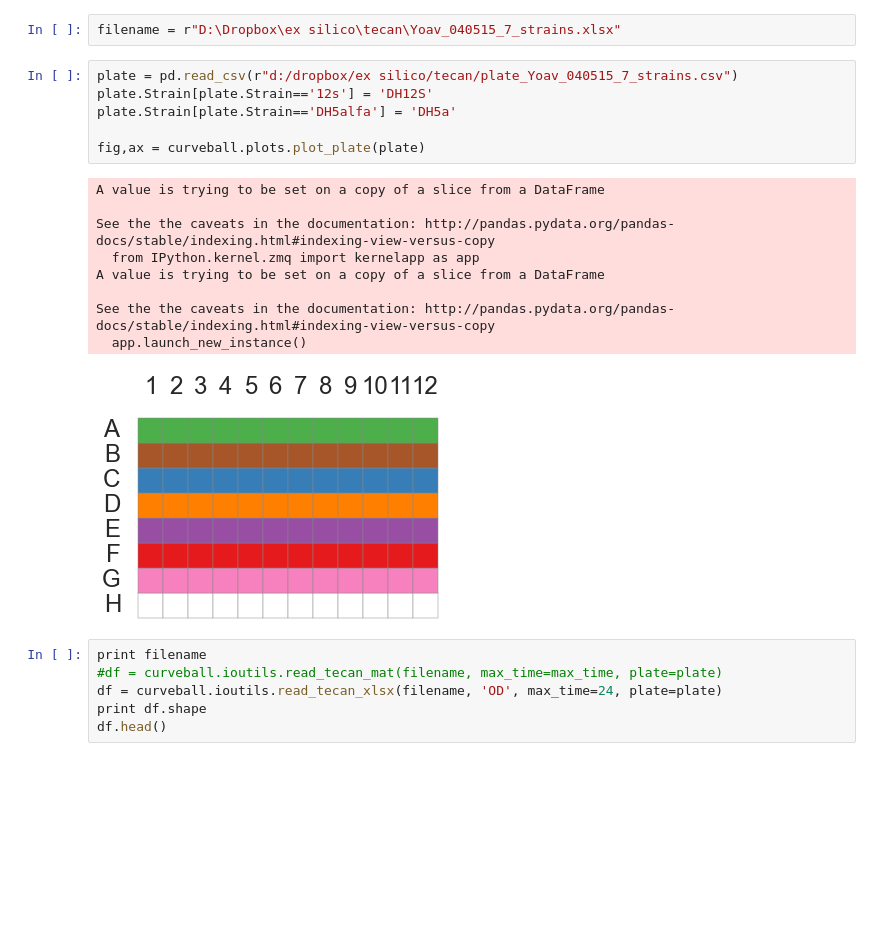
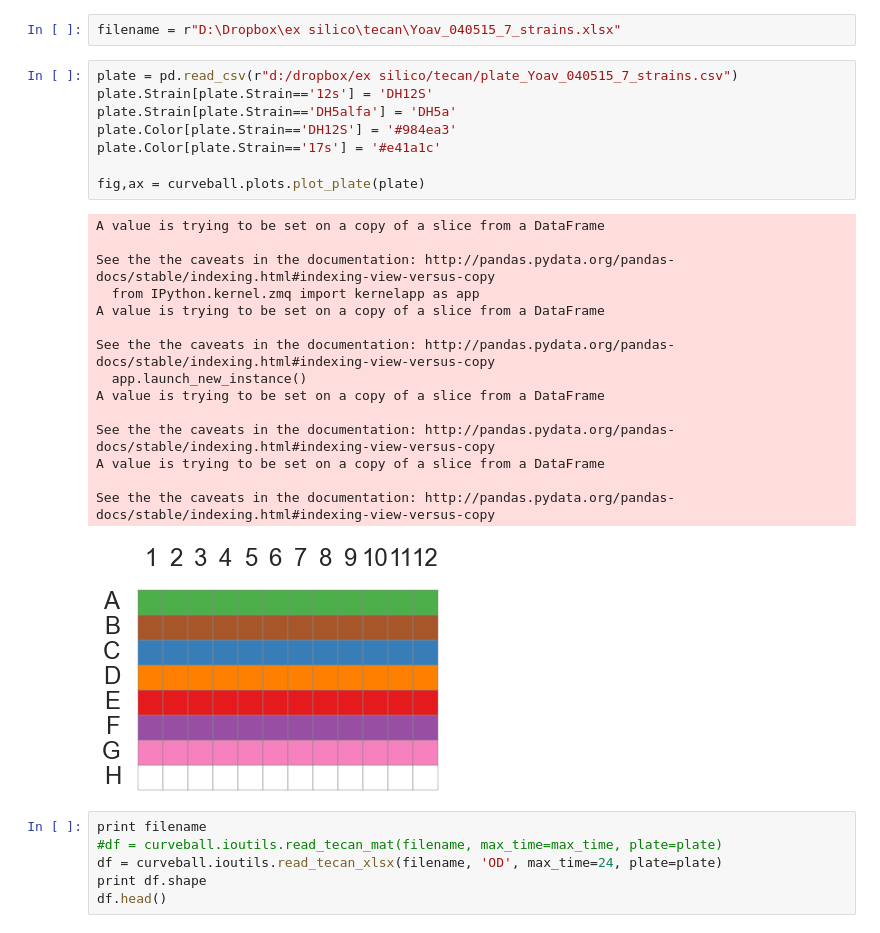
Before and after one commit to yoavram/GRC2015, a Jupyter notebook: analysis.ipynb, the cells around one changed output. Saved outputs shown, nothing was run; the diff lists cells and outputs as text; blank space fills up the shorter version.

Commit message:
change color, verify numbers

```diff
--- a/analysis.ipynb
+++ b/analysis.ipynb
@@ -18,19 +18,27 @@ filename = r"D:\Dropbox\ex silico\tecan\Yoav_040515_7_strains.xlsx"
 # %%
 plate = pd.read_csv(r"d:/dropbox/ex silico/tecan/plate_Yoav_040515_7_strains.csv")
 plate.Strain[plate.Strain=='12s'] = 'DH12S'
 plate.Strain[plate.Strain=='DH5alfa'] = 'DH5a'
+plate.Color[plate.Strain=='DH12S'] = '#984ea3'
+plate.Color[plate.Strain=='17s'] = '#e41a1c'
 
 fig,ax = curveball.plots.plot_plate(plate)
 # %% [output]
 A value is trying to be set on a copy of a slice from a DataFrame
 
 See the the caveats in the documentation: http://pandas.pydata.org/pandas-docs/stable/indexing.html#indexing-view-versus-copy
   from IPython.kernel.zmq import kernelapp as app
 A value is trying to be set on a copy of a slice from a DataFrame
 
 See the the caveats in the documentation: http://pandas.pydata.org/pandas-docs/stable/indexing.html#indexing-view-versus-copy
   app.launch_new_instance()
+A value is trying to be set on a copy of a slice from a DataFrame
+
+See the the caveats in the documentation: http://pandas.pydata.org/pandas-docs/stable/indexing.html#indexing-view-versus-copy
+A value is trying to be set on a copy of a slice from a DataFrame
+
+See the the caveats in the documentation: http://pandas.pydata.org/pandas-docs/stable/indexing.html#indexing-view-versus-copy
-[figure, old version]
+[figure, new version]
 # %%
 print filename
 #df = curveball.ioutils.read_tecan_mat(filename, max_time=max_time, plate=plate)
```
Also changed, not shown: parts of 10 cells of this notebook, 1 other file.
